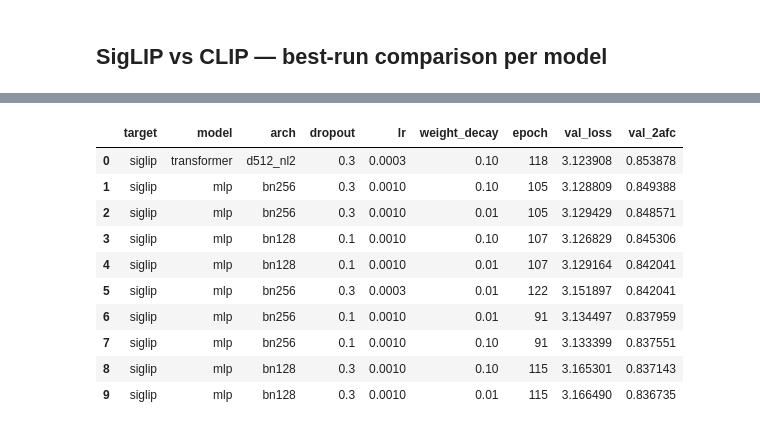
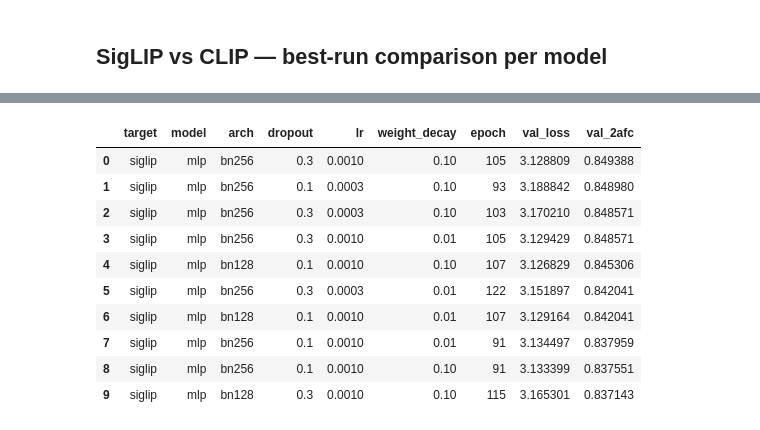
Before and after one commit to YAOJaredz/NeurObjectGen, a Jupyter notebook: notebooks/sweep_results.ipynb, the cells around one changed output, grey strips where cells are left out. Saved outputs shown, nothing was run; the diff lists cells and outputs as text; code cells hidden in the pictures.

```diff
--- a/notebooks/sweep_results.ipynb
+++ b/notebooks/sweep_results.ipynb
@@ -258,15 +312,15 @@ plt.show()
 # %%
 top10_cols = [c for c in ["target", "model", "arch", "dropout", "lr", "weight_decay", "epoch", "val_loss", "val_2afc"] if c in df.columns]
-df.sort_values("val_2afc", ascending=False)[top10_cols].head(10).reset_index(drop=True)
+df[df['target'] == 'siglip'].sort_values("val_2afc", ascending=False)[top10_cols].head(10).reset_index(drop=True)
 # %% [output]
 |  | target | model | arch | dropout | lr | weight_decay | epoch | val_loss | val_2afc |
-| 0 | siglip | transformer | d512_nl2 | 0.3 | 0.0003 | 0.10 | 118 | 3.123908 | 0.853878 |
-| 1 | siglip | mlp | bn256 | 0.3 | 0.0010 | 0.10 | 105 | 3.128809 | 0.849388 |
-| 2 | siglip | mlp | bn256 | 0.3 | 0.0010 | 0.01 | 105 | 3.129429 | 0.848571 |
-| 3 | siglip | mlp | bn128 | 0.1 | 0.0010 | 0.10 | 107 | 3.126829 | 0.845306 |
-| 4 | siglip | mlp | bn128 | 0.1 | 0.0010 | 0.01 | 107 | 3.129164 | 0.842041 |
+| 0 | siglip | mlp | bn256 | 0.3 | 0.0010 | 0.10 | 105 | 3.128809 | 0.849388 |
+| 1 | siglip | mlp | bn256 | 0.1 | 0.0003 | 0.10 | 93 | 3.188842 | 0.848980 |
+| 2 | siglip | mlp | bn256 | 0.3 | 0.0003 | 0.10 | 103 | 3.170210 | 0.848571 |
+| 3 | siglip | mlp | bn256 | 0.3 | 0.0010 | 0.01 | 105 | 3.129429 | 0.848571 |
+| 4 | siglip | mlp | bn128 | 0.1 | 0.0010 | 0.10 | 107 | 3.126829 | 0.845306 |
 | 5 | siglip | mlp | bn256 | 0.3 | 0.0003 | 0.01 | 122 | 3.151897 | 0.842041 |
-| 6 | siglip | mlp | bn256 | 0.1 | 0.0010 | 0.01 | 91 | 3.134497 | 0.837959 |
-| 7 | siglip | mlp | bn256 | 0.1 | 0.0010 | 0.10 | 91 | 3.133399 | 0.837551 |
-| 8 | siglip | mlp | bn128 | 0.3 | 0.0010 | 0.10 | 115 | 3.165301 | 0.837143 |
-| 9 | siglip | mlp | bn128 | 0.3 | 0.0010 | 0.01 | 115 | 3.166490 | 0.836735 |
+| 6 | siglip | mlp | bn128 | 0.1 | 0.0010 | 0.01 | 107 | 3.129164 | 0.842041 |
+| 7 | siglip | mlp | bn256 | 0.1 | 0.0010 | 0.01 | 91 | 3.134497 | 0.837959 |
+| 8 | siglip | mlp | bn256 | 0.1 | 0.0010 | 0.10 | 91 | 3.133399 | 0.837551 |
+| 9 | siglip | mlp | bn128 | 0.3 | 0.0010 | 0.10 | 115 | 3.165301 | 0.837143 |
```
Also changed, not shown: parts of 8 cells of this notebook, 2 other files.
